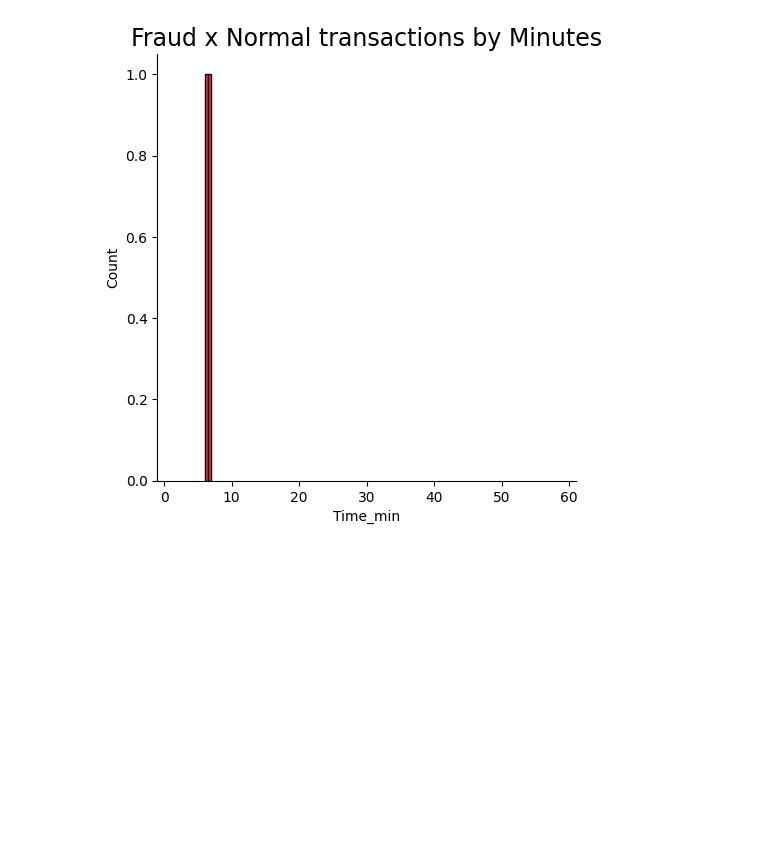
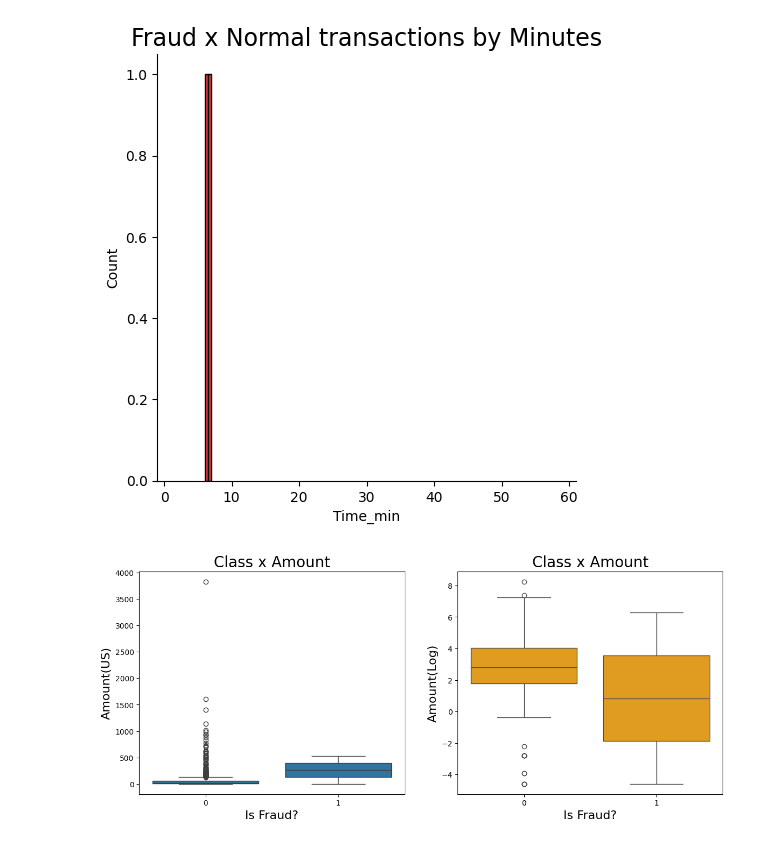
Before and after one commit to gsaiganesh283/Credit_Card_Fraud_Detection, a Jupyter notebook: Credit_Card_Fraud_Detection.ipynb, the cells around one changed output. Cells and saved outputs as stored; diff of their text form; code cells hidden in the pictures; blank space fills up the shorter version.

Commit message:
Distribution of Amount Transaction

```diff
--- a/Credit_Card_Fraud_Detection.ipynb
+++ b/Credit_Card_Fraud_Detection.ipynb
@@ -204,3 +204,28 @@ plt.show()
 <Figure size 1200x500 with 0 Axes>
 [figure]
 [figure]
+# %%
+# Feature Engineering to a better Visualization of the values
+data['Amount_log']=np.log(data.Amount+0.01)
+df_data=data
+# %%
+# Distribuition of Amount Transacition
+
+plt.figure(figsize=(14,6))
+plt.subplot(121)
+ax=sns.boxplot(x="Class",y="Amount",data=df_data)
+ax.set_title("Class x Amount",fontsize=20)
+ax.set_xlabel("Is Fraud?",fontsize=16)
+ax.set_ylabel("Amount(US)",fontsize=16)
+
+plt.subplot(122)
+ax1=sns.boxplot(x="Class",y="Amount_log",data=df_data,color='orange')
+ax1.set_title("Class x Amount",fontsize=20)
+ax1.set_xlabel("Is Fraud?",fontsize=16)
+ax1.set_ylabel("Amount(Log)",fontsize=16)
+
+plt.subplots_adjust(hspace=0.6,top=0.8)
+
+plt.show()
+# %% [output]
+[figure, added]
```
